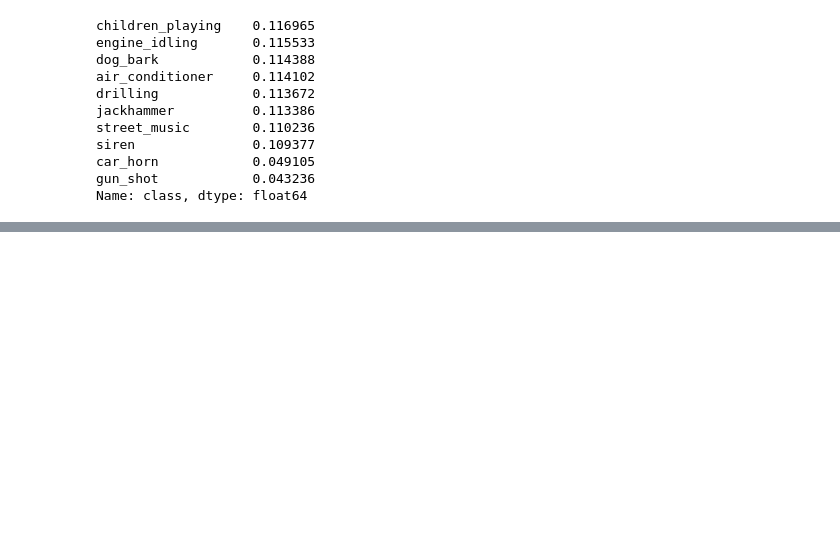
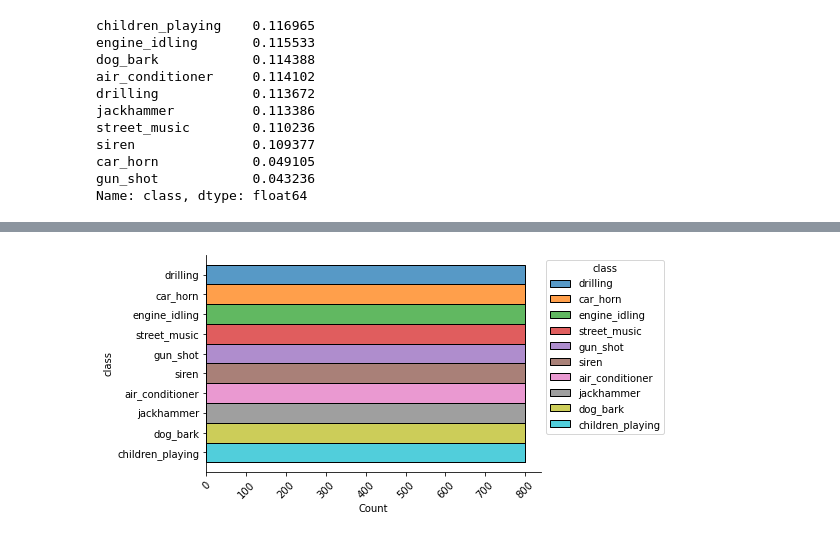
Before and after one commit to iara113/Urban-Sounds---Deep-Learning, a Jupyter notebook: UrbanSound_recente.ipynb, the cells around one changed output, grey strips where cells are left out. Cells and saved outputs as stored; diff of their text form; code cells hidden in the pictures; blank space fills up the shorter version.

```diff
--- a/UrbanSound_recente.ipynb
+++ b/UrbanSound_recente.ipynb
@@ -381,0 +422,19 @@ Fazer oversampling para as classes minoritarias, gun_shot e car_horn, e depois u
+# %%
+X3 = balanced_data.drop('class', axis=1)
+y3 = balanced_data['class']
+
+X_train2, X_test2, y_train2, y_test2 = train_test_split(X3, y3, test_size=0.2, random_state=42,stratify=y3)
+
+df_train2 = pd.DataFrame(data=X_train2, columns=balanced_data.columns[:-1])
+
+
+df_train2['class'] = y_train2
+
+#gráfico
+ax = sns.histplot(y='class', data=df_train2, hue="class", multiple="stack")
+sns.move_legend(ax, "upper left", bbox_to_anchor=(1, 1))
+plt.xticks(rotation=45)
+sns.despine()
+plt.show()
+# %% [output]
+[figure, added]
```
Also changed, not shown: parts of 5 cells of this notebook.
